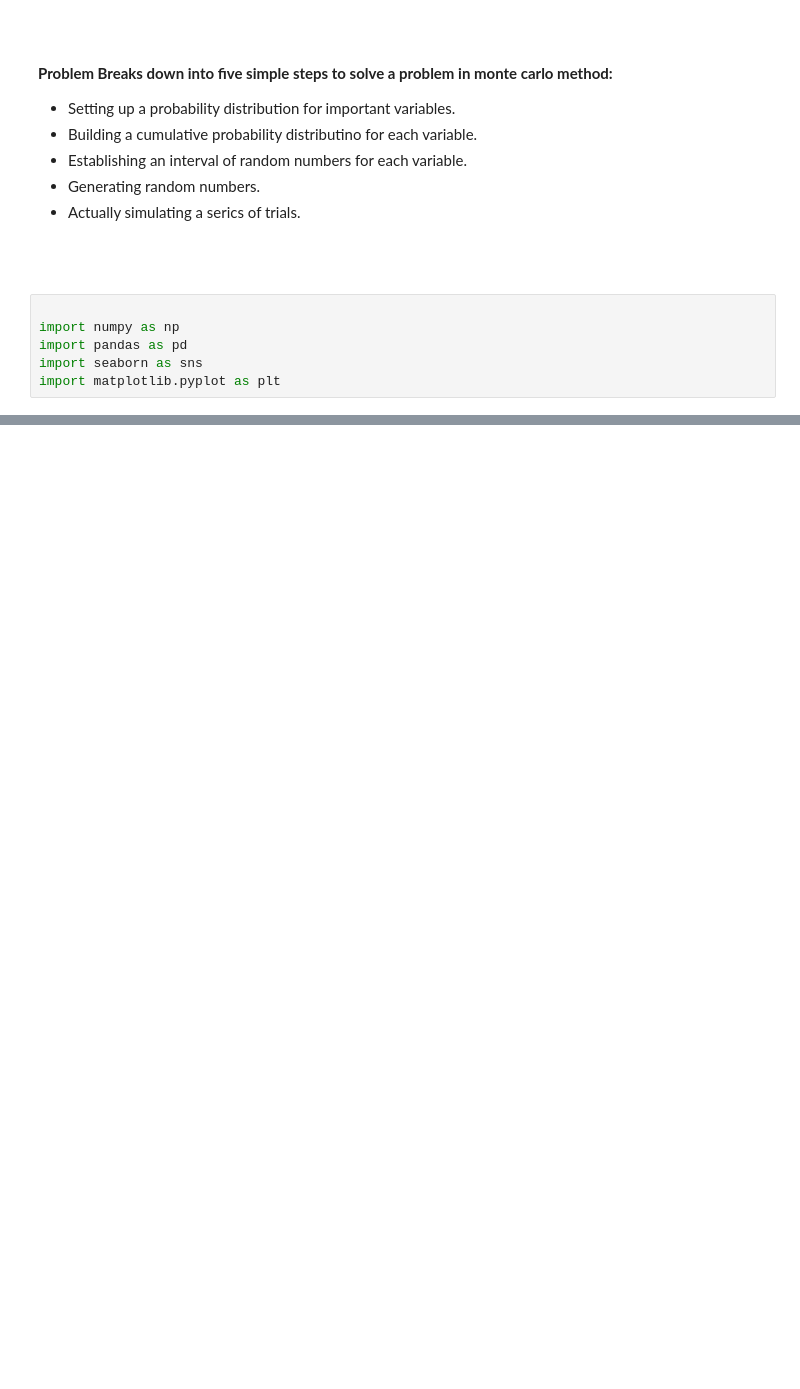
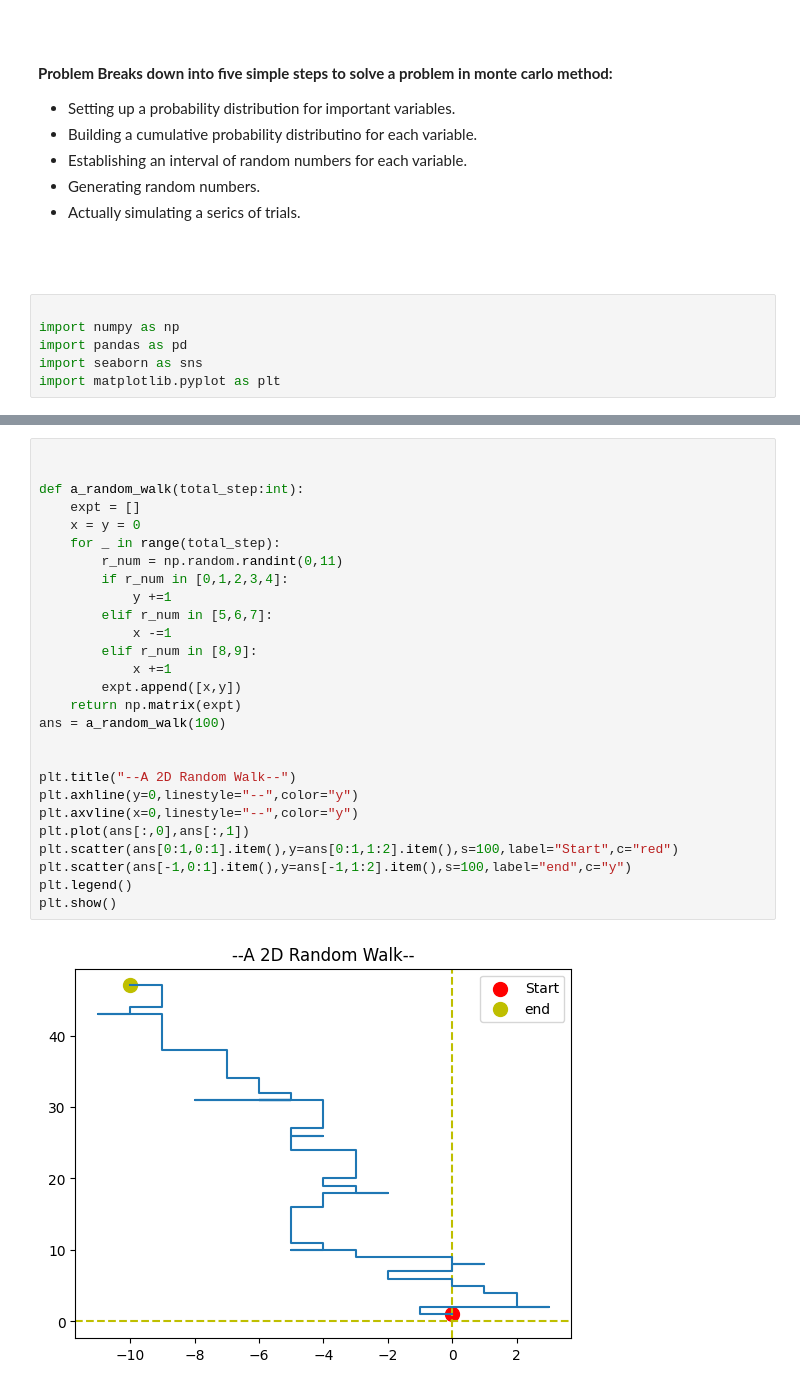
Before and after one commit to yasin-arafat-05/python-academic, a Jupyter notebook: simulation_modeling/01_monte_carlo.ipynb, the cells around one changed output, grey strips where cells are left out. Cells and saved outputs as stored; diff of their text form; blank space fills up the shorter version.

```diff
--- a/simulation_modeling/01_monte_carlo.ipynb
+++ b/simulation_modeling/01_monte_carlo.ipynb
@@ -187,0 +199,29 @@ plt.show()
+# %%
+
+
+def a_random_walk(total_step:int):
+    expt = []
+    x = y = 0
+    for _ in range(total_step):
+        r_num = np.random.randint(0,11)
+        if r_num in [0,1,2,3,4]:
+            y +=1
+        elif r_num in [5,6,7]:
+            x -=1
+        elif r_num in [8,9]:
+            x +=1
+        expt.append([x,y])
+    return np.matrix(expt)
+ans = a_random_walk(100)
+
+
+plt.title("--A 2D Random Walk--")
+plt.axhline(y=0,linestyle="--",color="y")
+plt.axvline(x=0,linestyle="--",color="y")
+plt.plot(ans[:,0],ans[:,1])
+plt.scatter(ans[0:1,0:1].item(),y=ans[0:1,1:2].item(),s=100,label="Start",c="red")
+plt.scatter(ans[-1,0:1].item(),y=ans[-1,1:2].item(),s=100,label="end",c="y")
+plt.legend()
+plt.show()
+# %% [output]
+[figure, added]
```
Also changed, not shown: parts of 11 cells of this notebook.
